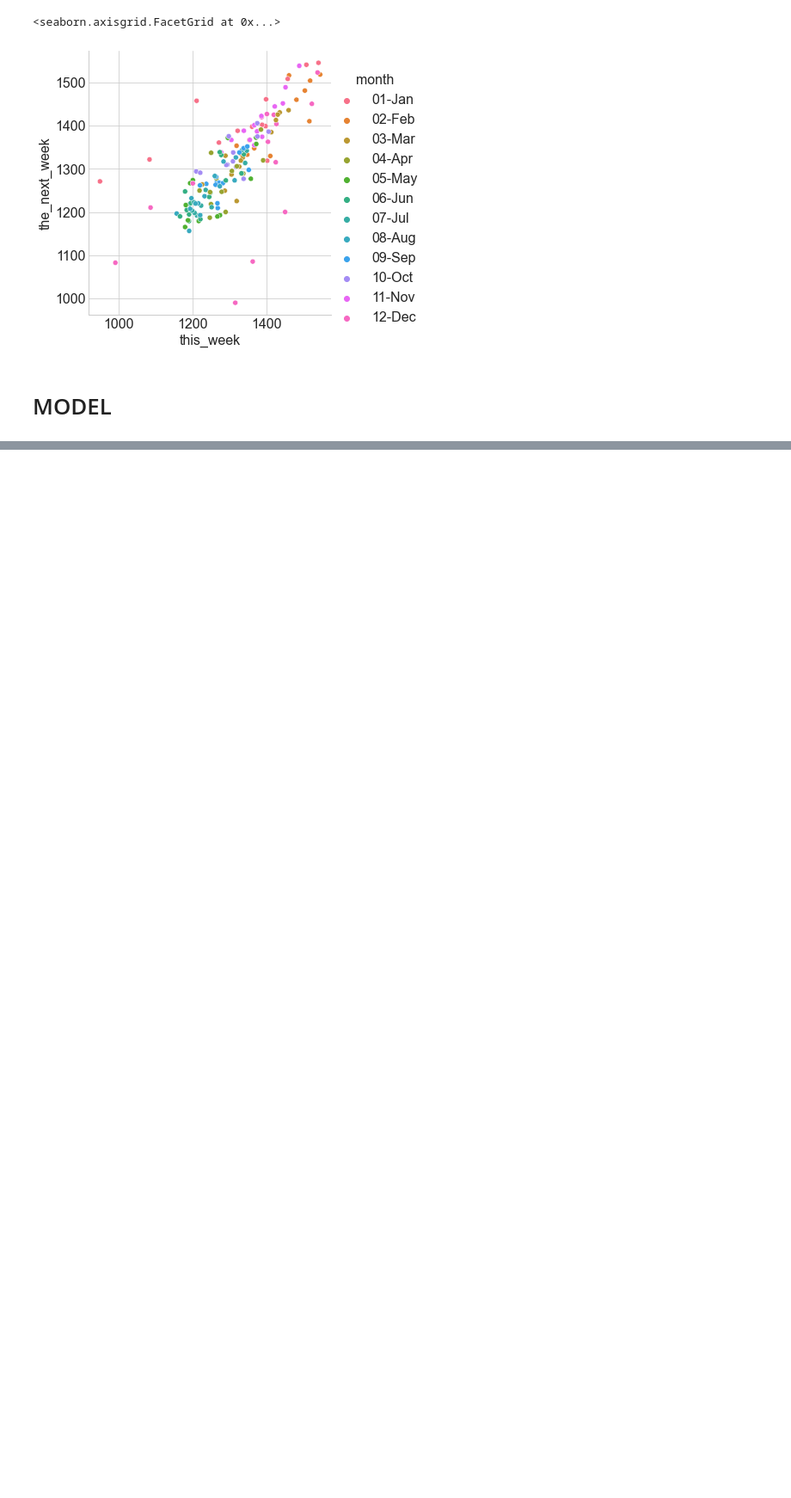
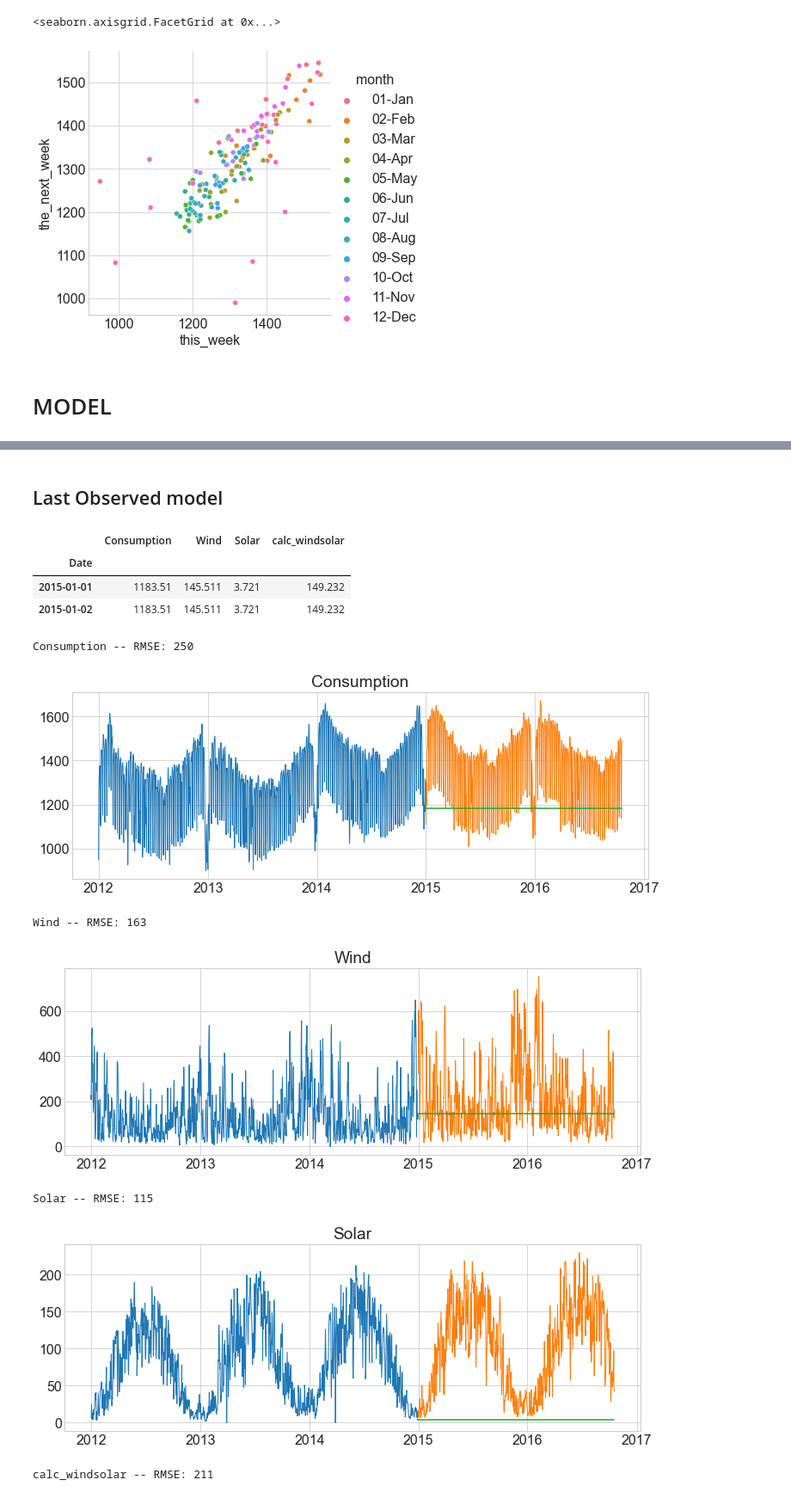
Before and after one commit to RyvynYoung/time-series-exercises, a Jupyter notebook: model.ipynb, the cells around one changed output, grey strips where cells are left out. Shown at 86% size. Drawn from its saved outputs; the diff is of its cells as text; code cells hidden in the pictures; blank space fills up the shorter version.

Commit message:
model.py functions added

```diff
--- a/model.ipynb
+++ b/model.ipynb
@@ -227,10 +227,10 @@ None
 # NOT in explore.py
 
 import pandas as pd
-train = train.resample('W').mean()
+train_exp = train_exp.resample('W').mean()
 # create a categorical feature
-train['use_bin'] = (pd.qcut(train.Consumption, 3, labels=['low', 'mid', 'high']))
-train.groupby('use_bin')['Consumption'].mean()
+train_exp['use_bin'] = (pd.qcut(train_exp.Consumption, 3, labels=['low', 'mid', 'high']))
+train_exp.groupby('use_bin')['Consumption'].mean()
 # %% [output]
 use_bin
 low     1201.529606
@@ -317,0 +353,22 @@ sns.relplot(data=weekly, y='the_next_week', x='this_week', hue='month')
+# %% [markdown]
+## Last Observed model
+# %%
+# get predicted values
+LO_pred = model.last_observed_predictions(train, validate)
+LO_pred.head(2)
+# %% [output]
+|  | Consumption | Wind | Solar | calc_windsolar |
+| Date |  |  |  |  |
+| 2015-01-01 | 1183.51 | 145.511 | 3.721 | 149.232 |
+| 2015-01-02 | 1183.51 | 145.511 | 3.721 | 149.232 |
+# %%
+# plot predicted values
+model.plot_pred_values(train, validate, LO_pred)
+# %% [output]
+Consumption -- RMSE: 250
+[figure, added]
+Wind -- RMSE: 163
+[figure, added]
+Solar -- RMSE: 115
+[figure, added]
+calc_windsolar -- RMSE: 211
```
Also changed, not shown: parts of 20 cells of this notebook, 1 other file.
